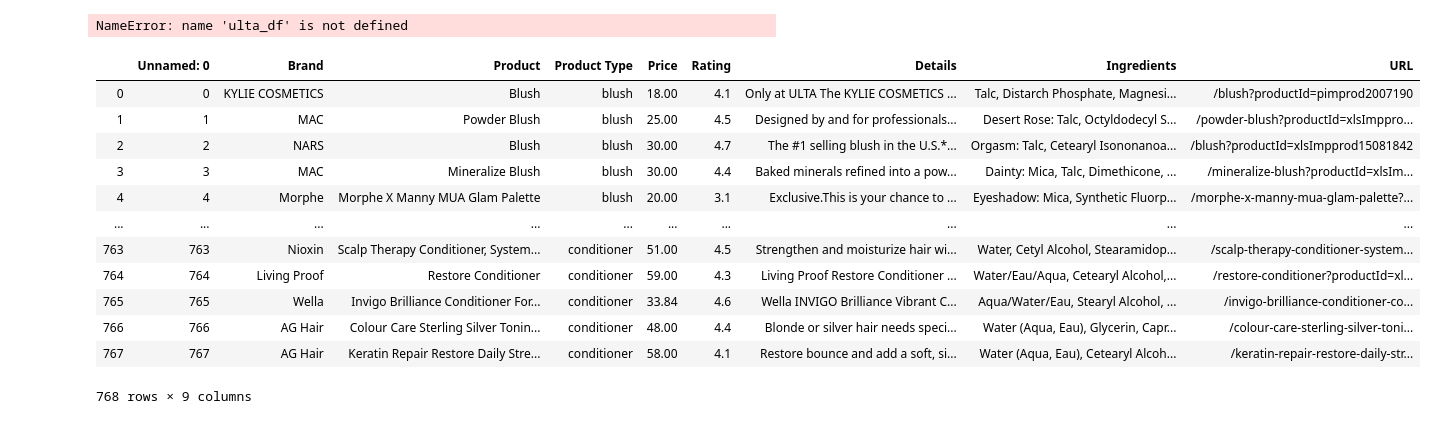
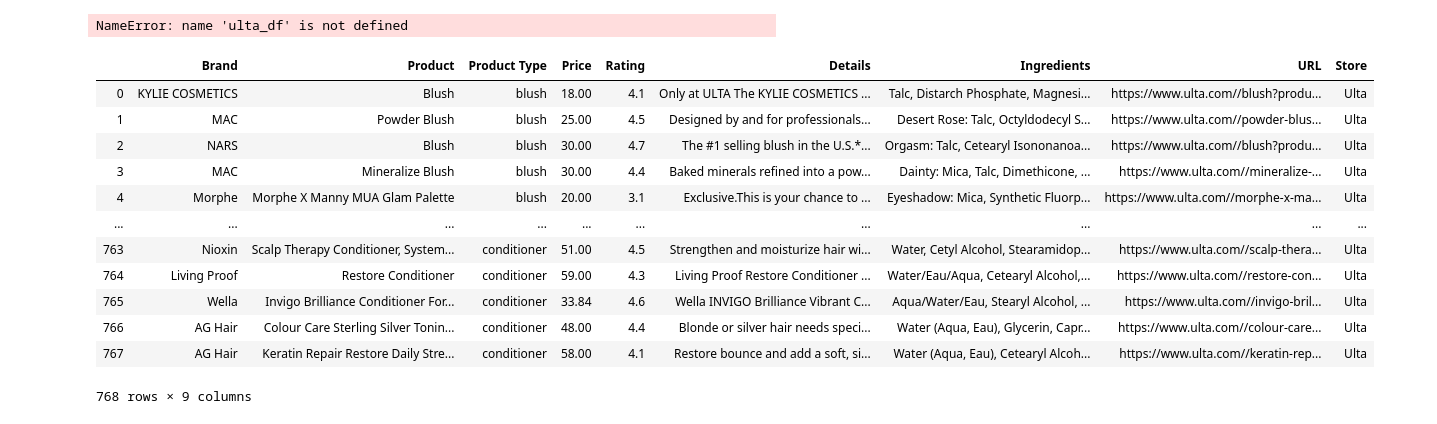
Before and after one commit to nawdah/cosmetics-proj, a Jupyter notebook: ulta_scraping.ipynb, the cells around one changed output. Saved outputs shown, nothing was run; the diff lists cells and outputs as text; code cells hidden in the pictures.

```diff
--- a/ulta_scraping.ipynb
+++ b/ulta_scraping.ipynb
@@ -172,41 +172,44 @@ ulta_csv = "ulta_df.csv"
 ulta2_df = pd.read_csv(ulta_csv)
 #ulta2_df
 # %%
+del ulta2_df['Unnamed: 0']
+ulta2_df['Store'] = 'Ulta'
 ulta2_df['Product Type'] = ulta2_df['Product Type'].apply(lambda x: x.split('?')[0])
 ulta2_df['Product Type'] = ulta2_df['Product Type'].replace("-", " ", regex=True)
 ulta2_df['Product Type'] = ulta2_df['Product Type'].str.replace("makeup face blush", "blush")
 ulta2_df['Product Type'] = ulta2_df['Product Type'].str.replace("makeup face foundation", "foundation")
 ulta2_df['Product Type'] = ulta2_df['Product Type'].str.replace("makeup eyes eyeshadow", "eyeshadow")
 ulta2_df['Product Type'] = ulta2_df['Product Type'].str.replace("makeup eyes eyeliner", "eyeliner")
 ulta2_df['Product Type'] = ulta2_df['Product Type'].str.replace("skin care face moisturizer", "moisturizer")
 ulta2_df['Product Type'] = ulta2_df['Product Type'].str.replace("skin care cleansers face wash", "face wash")
 ulta2_df['Product Type'] = ulta2_df['Product Type'].str.replace("hair shampoo conditioner shampoo", "shampoo")
 ulta2_df['Product Type'] = ulta2_df['Product Type'].str.replace("hair shampoo conditioner conditioner", "conditioner")
 ulta2_df['Product Type'] = ulta2_df['Product Type'].str.replace("hair shampoo conditioner conditioner", "conditioner")
 ulta2_df['Price'] = ulta2_df['Price'].str.replace("Price", "",regex=True).str.strip()
 ulta2_df['Price'] = ulta2_df['Price'].str.replace("Sale ", "", regex=True).str.strip()
 ulta2_df['Price'] = ulta2_df['Price'].str.replace("$", "", regex=True).str.strip()
 ulta2_df['Price'] = ulta2_df['Price'].apply(lambda x: x.split('M')[0])
 ulta2_df['Price'] = ulta2_df['Price'].apply(lambda x: x.split('O')[0])
 ulta2_df['Price'] = pd.to_numeric(ulta2_df['Price'])
 ulta2_df['Rating'] = ulta2_df['Rating'].str.replace(" out of 5 stars", "",regex=True).str.strip()
 ulta2_df['Rating'] = ulta2_df['Rating'].str.replace("No Reviews", "").str.strip()
 ulta2_df['Rating'].fillna("", inplace=True)
 ulta2_df['Rating'] = pd.to_numeric(ulta2_df['Rating'])
 ulta2_df['Ingredients'] = ulta2_df['Ingredients'].str.replace("Ingredients", "", regex=True).str.strip()
+ulta2_df['URL'] = 'https://www.ulta.com/' + ulta2_df['URL']
 #ulta2_df.dtypes
 ulta2_df
 # %% [output]
-|  | Unnamed: 0 | Brand | Product | Product Type | Price | Rating | Details | Ingredients | URL |
-| 0 | 0 | KYLIE COSMETICS | Blush | blush | 18.00 | 4.1 | Only at ULTA The KYLIE COSMETICS ... | Talc, Distarch Phosphate, Magnesi... | /blush?productId=pimprod2007190 |
-| 1 | 1 | MAC | Powder Blush | blush | 25.00 | 4.5 | Designed by and for professionals... | Desert Rose: Talc, Octyldodecyl S... | /powder-blush?productId=xlsImppro... |
-| 2 | 2 | NARS | Blush | blush | 30.00 | 4.7 | The #1 selling blush in the U.S.*... | Orgasm: Talc, Cetearyl Isononanoa... | /blush?productId=xlsImpprod15081842 |
-| 3 | 3 | MAC | Mineralize Blush | blush | 30.00 | 4.4 | Baked minerals refined into a pow... | Dainty: Mica, Talc, Dimethicone, ... | /mineralize-blush?productId=xlsIm... |
-| 4 | 4 | Morphe | Morphe X Manny MUA Glam Palette | blush | 20.00 | 3.1 | Exclusive.This is your chance to ... | Eyeshadow: Mica, Synthetic Fluorp... | /morphe-x-manny-mua-glam-palette?... |
+|  | Brand | Product | Product Type | Price | Rating | Details | Ingredients | URL | Store |
+| 0 | KYLIE COSMETICS | Blush | blush | 18.00 | 4.1 | Only at ULTA The KYLIE COSMETICS ... | Talc, Distarch Phosphate, Magnesi... | https://www.ulta.com//blush?produ... | Ulta |
+| 1 | MAC | Powder Blush | blush | 25.00 | 4.5 | Designed by and for professionals... | Desert Rose: Talc, Octyldodecyl S... | https://www.ulta.com//powder-blus... | Ulta |
+| 2 | NARS | Blush | blush | 30.00 | 4.7 | The #1 selling blush in the U.S.*... | Orgasm: Talc, Cetearyl Isononanoa... | https://www.ulta.com//blush?produ... | Ulta |
+| 3 | MAC | Mineralize Blush | blush | 30.00 | 4.4 | Baked minerals refined into a pow... | Dainty: Mica, Talc, Dimethicone, ... | https://www.ulta.com//mineralize-... | Ulta |
+| 4 | Morphe | Morphe X Manny MUA Glam Palette | blush | 20.00 | 3.1 | Exclusive.This is your chance to ... | Eyeshadow: Mica, Synthetic Fluorp... | https://www.ulta.com//morphe-x-ma... | Ulta |
 | ... | ... | ... | ... | ... | ... | ... | ... | ... | ... |
-| 763 | 763 | Nioxin | Scalp Therapy Conditioner, System... | conditioner | 51.00 | 4.5 | Strengthen and moisturize hair wi... | Water, Cetyl Alcohol, Stearamidop... | /scalp-therapy-conditioner-system... |
-| 764 | 764 | Living Proof | Restore Conditioner | conditioner | 59.00 | 4.3 | Living Proof Restore Conditioner ... | Water/Eau/Aqua, Cetearyl Alcohol,... | /restore-conditioner?productId=xl... |
-| 765 | 765 | Wella | Invigo Brilliance Conditioner For... | conditioner | 33.84 | 4.6 | Wella INVIGO Brilliance Vibrant C... | Aqua/Water/Eau, Stearyl Alcohol, ... | /invigo-brilliance-conditioner-co... |
-| 766 | 766 | AG Hair | Colour Care Sterling Silver Tonin... | conditioner | 48.00 | 4.4 | Blonde or silver hair needs speci... | Water (Aqua, Eau), Glycerin, Capr... | /colour-care-sterling-silver-toni... |
-| 767 | 767 | AG Hair | Keratin Repair Restore Daily Stre... | conditioner | 58.00 | 4.1 | Restore bounce and add a soft, si... | Water (Aqua, Eau), Cetearyl Alcoh... | /keratin-repair-restore-daily-str... |
+| 763 | Nioxin | Scalp Therapy Conditioner, System... | conditioner | 51.00 | 4.5 | Strengthen and moisturize hair wi... | Water, Cetyl Alcohol, Stearamidop... | https://www.ulta.com//scalp-thera... | Ulta |
+| 764 | Living Proof | Restore Conditioner | conditioner | 59.00 | 4.3 | Living Proof Restore Conditioner ... | Water/Eau/Aqua, Cetearyl Alcohol,... | https://www.ulta.com//restore-con... | Ulta |
+| 765 | Wella | Invigo Brilliance Conditioner For... | conditioner | 33.84 | 4.6 | Wella INVIGO Brilliance Vibrant C... | Aqua/Water/Eau, Stearyl Alcohol, ... | https://www.ulta.com//invigo-bril... | Ulta |
+| 766 | AG Hair | Colour Care Sterling Silver Tonin... | conditioner | 48.00 | 4.4 | Blonde or silver hair needs speci... | Water (Aqua, Eau), Glycerin, Capr... | https://www.ulta.com//colour-care... | Ulta |
+| 767 | AG Hair | Keratin Repair Restore Daily Stre... | conditioner | 58.00 | 4.1 | Restore bounce and add a soft, si... | Water (Aqua, Eau), Cetearyl Alcoh... | https://www.ulta.com//keratin-rep... | Ulta |
 768 rows × 9 columns
```
